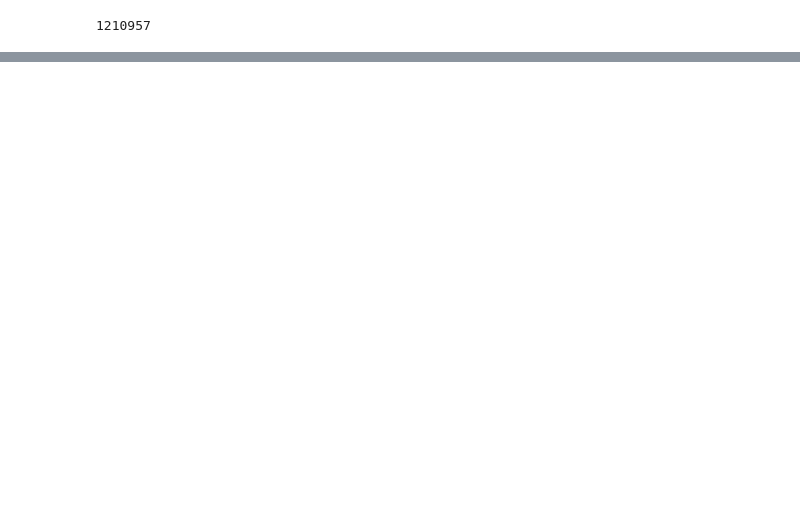
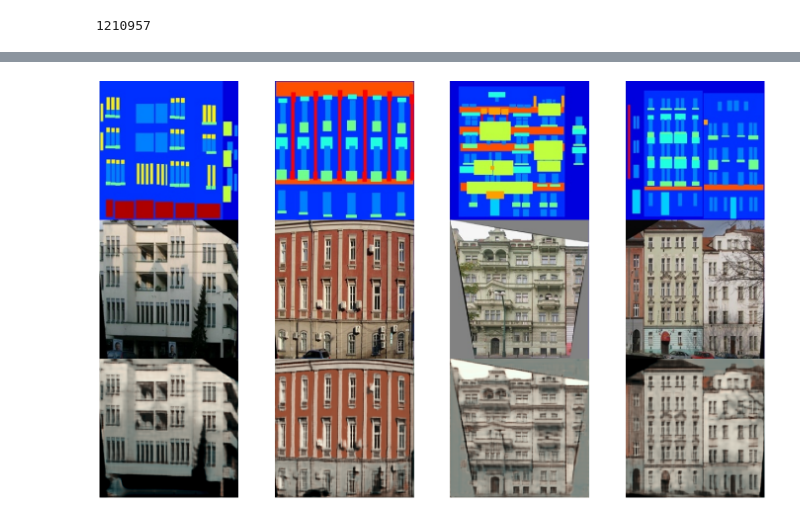
Before and after one commit to timothyxp/Image2Image, a Jupyter notebook: train.ipynb, the cells around one changed output, grey strips where cells are left out. Cells and saved outputs as stored; diff of their text form; code cells hidden in the pictures; blank space fills up the shorter version.

```diff
--- a/train.ipynb
+++ b/train.ipynb
@@ -79,0 +93,8 @@ train_epoch(model, opt, train_loader, loss, config, logger=logger)
+# %%
+checkpoint = torch.load("overfited_model.pth", map_location='cpu')
+model.load_state_dict(checkpoint['model'])
+batch = checkpoint['batch']
+# %%
+plot_batch_with_results(batch.sketch_images, batch.target_images, batch.predicted_image.detach().cpu())
+# %% [output]
+[figure, added]
```
Also changed, not shown: parts of 7 cells of this notebook, 1 other file.
